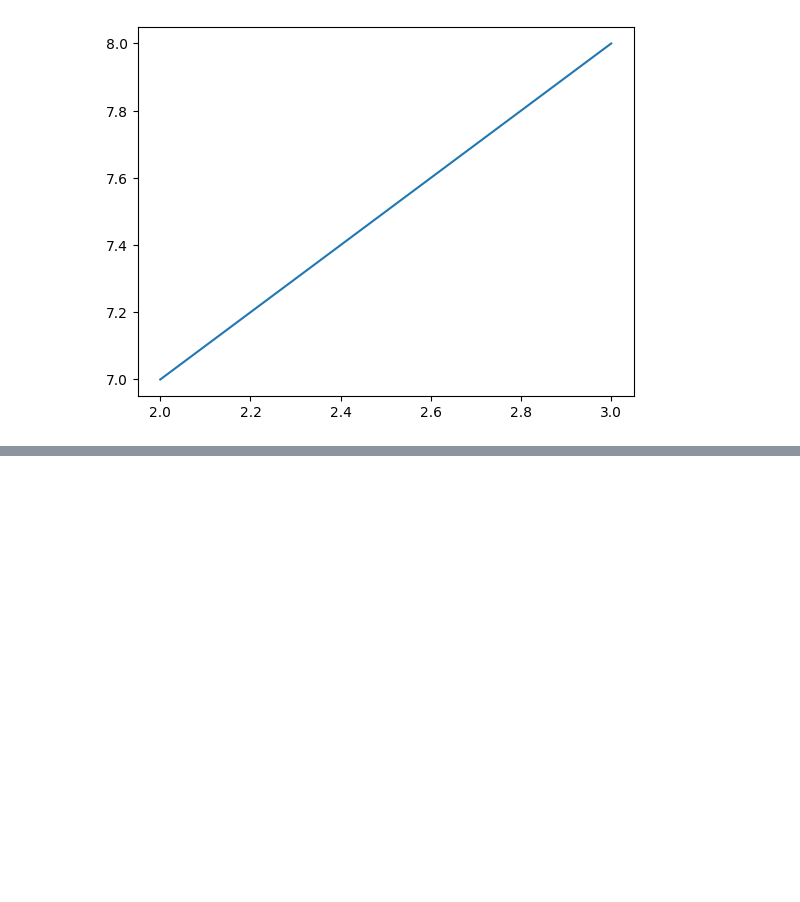
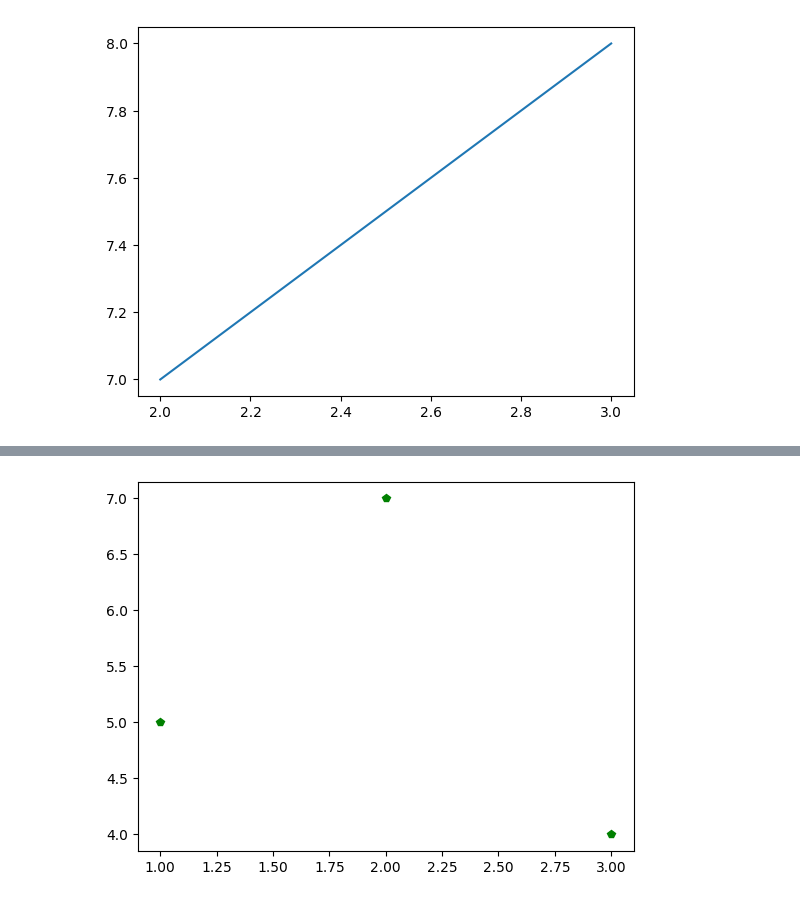
Before and after one commit to anurg/aicourse, a Jupyter notebook: matplotlib_labs.ipynb, the cells around one changed output, grey strips where cells are left out. Cells and saved outputs as stored; diff of their text form; code cells hidden in the pictures; blank space fills up the shorter version.

```diff
--- a/matplotlib_labs.ipynb
+++ b/matplotlib_labs.ipynb
@@ -33,0 +35,6 @@ plt.show()
+# %%
+plt.plot([1,2,3],[5,7,4],"p",color="g")
+
+plt.show()
+# %% [output]
+[figure, added]
```
Also changed, not shown: parts of 2 cells of this notebook.
